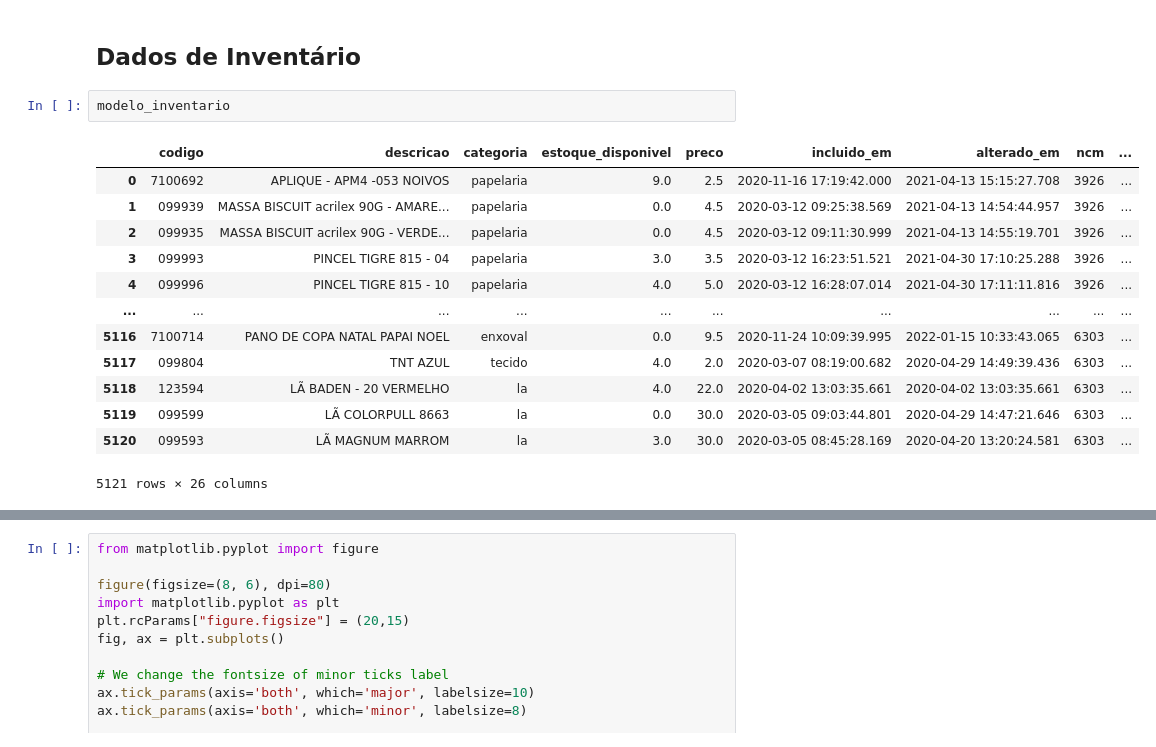
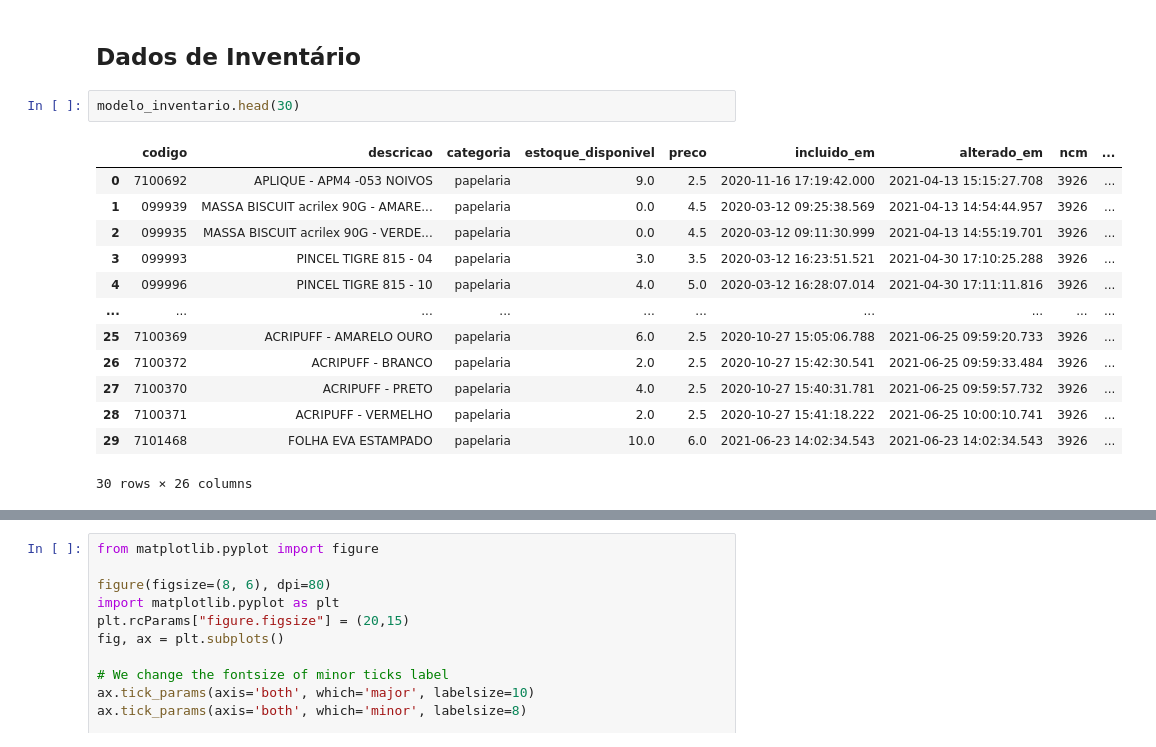
Before and after one commit to donbigode/Timeseries-prediction-model, a Jupyter notebook: Analysis/EDA.ipynb, the cells around one changed output, grey strips where cells are left out. Cells and saved outputs as stored; diff of their text form.

```diff
--- a/Analysis/EDA.ipynb
+++ b/Analysis/EDA.ipynb
@@ -57,19 +57,19 @@ modelo_transac_prod = rfe.read_file('etl_results/transacoes_produto_tratado_fina
 # %% [markdown]
 ## Dados de Inventário
 # %%
-modelo_inventario
+modelo_inventario.head(30)
 # %% [output]
 |  | codigo | descricao | categoria | estoque_disponivel | preco | incluido_em | alterado_em | ncm | ... |
 | 0 | 7100692 | APLIQUE - APM4 -053 NOIVOS | papelaria | 9.0 | 2.5 | 2020-11-16 17:19:42.000 | 2021-04-13 15:15:27.708 | 3926 | ... |
 | 1 | 099939 | MASSA BISCUIT acrilex 90G - AMARE... | papelaria | 0.0 | 4.5 | 2020-03-12 09:25:38.569 | 2021-04-13 14:54:44.957 | 3926 | ... |
 | 2 | 099935 | MASSA BISCUIT acrilex 90G - VERDE... | papelaria | 0.0 | 4.5 | 2020-03-12 09:11:30.999 | 2021-04-13 14:55:19.701 | 3926 | ... |
 | 3 | 099993 | PINCEL TIGRE 815 - 04 | papelaria | 3.0 | 3.5 | 2020-03-12 16:23:51.521 | 2021-04-30 17:10:25.288 | 3926 | ... |
 | 4 | 099996 | PINCEL TIGRE 815 - 10 | papelaria | 4.0 | 5.0 | 2020-03-12 16:28:07.014 | 2021-04-30 17:11:11.816 | 3926 | ... |
 | ... | ... | ... | ... | ... | ... | ... | ... | ... | ... |
-| 5116 | 7100714 | PANO DE COPA NATAL PAPAI NOEL | enxoval | 0.0 | 9.5 | 2020-11-24 10:09:39.995 | 2022-01-15 10:33:43.065 | 6303 | ... |
-| 5117 | 099804 | TNT AZUL | tecido | 4.0 | 2.0 | 2020-03-07 08:19:00.682 | 2020-04-29 14:49:39.436 | 6303 | ... |
-| 5118 | 123594 | LÃ BADEN - 20 VERMELHO | la | 4.0 | 22.0 | 2020-04-02 13:03:35.661 | 2020-04-02 13:03:35.661 | 6303 | ... |
-| 5119 | 099599 | LÃ COLORPULL 8663 | la | 0.0 | 30.0 | 2020-03-05 09:03:44.801 | 2020-04-29 14:47:21.646 | 6303 | ... |
-| 5120 | 099593 | LÃ MAGNUM MARROM | la | 3.0 | 30.0 | 2020-03-05 08:45:28.169 | 2020-04-20 13:20:24.581 | 6303 | ... |
+| 25 | 7100369 | ACRIPUFF - AMARELO OURO | papelaria | 6.0 | 2.5 | 2020-10-27 15:05:06.788 | 2021-06-25 09:59:20.733 | 3926 | ... |
+| 26 | 7100372 | ACRIPUFF - BRANCO | papelaria | 2.0 | 2.5 | 2020-10-27 15:42:30.541 | 2021-06-25 09:59:33.484 | 3926 | ... |
+| 27 | 7100370 | ACRIPUFF - PRETO | papelaria | 4.0 | 2.5 | 2020-10-27 15:40:31.781 | 2021-06-25 09:59:57.732 | 3926 | ... |
+| 28 | 7100371 | ACRIPUFF - VERMELHO | papelaria | 2.0 | 2.5 | 2020-10-27 15:41:18.222 | 2021-06-25 10:00:10.741 | 3926 | ... |
+| 29 | 7101468 | FOLHA EVA ESTAMPADO | papelaria | 10.0 | 6.0 | 2021-06-23 14:02:34.543 | 2021-06-23 14:02:34.543 | 3926 | ... |
-5121 rows × 26 columns
+30 rows × 26 columns
 # %%
```
Also changed, not shown: parts of 3 cells of this notebook, 1 other file.
